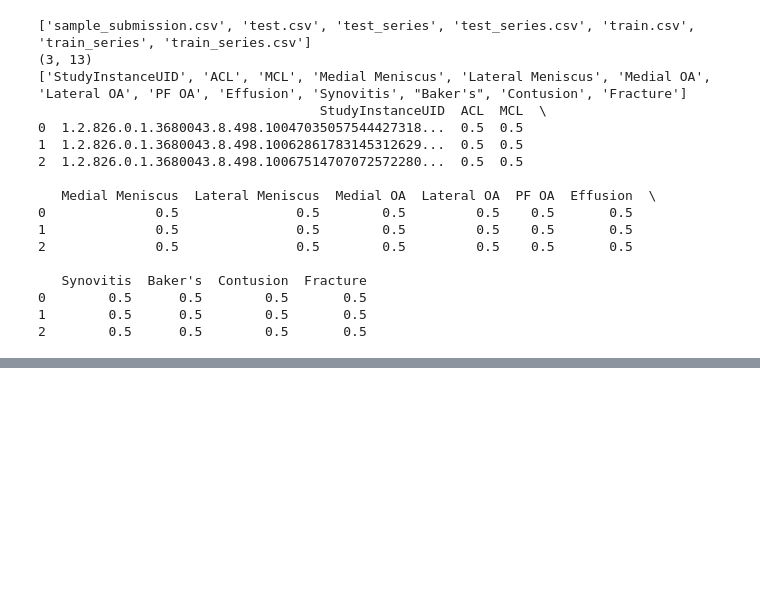
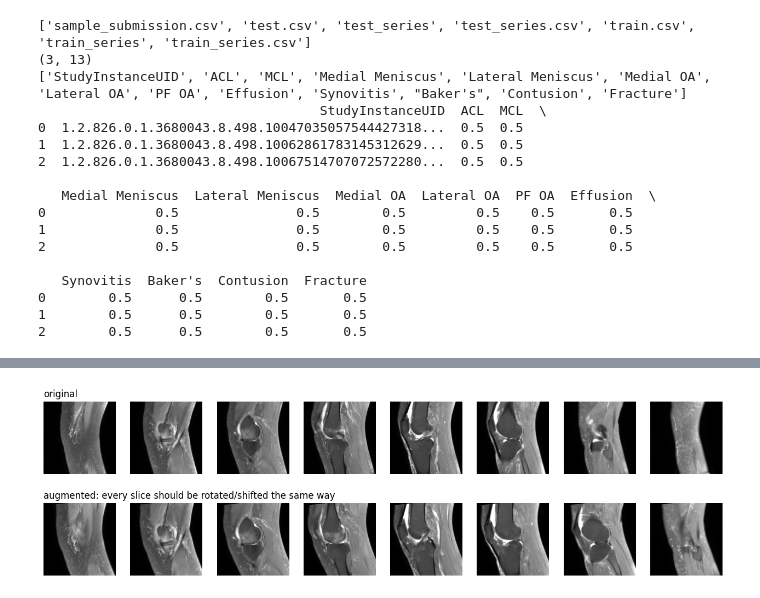
Before and after one commit to rmurudkar/rsna-knee-abnormality, a Jupyter notebook: rishi-rsna-knee-abnormalities-initial-analysis.ipynb, the cells around one changed output, grey strips where cells are left out. Drawn from its saved outputs; the diff is of its cells as text; code cells hidden in the pictures; blank space fills up the shorter version.

```diff
--- a/rishi-rsna-knee-abnormalities-initial-analysis.ipynb
+++ b/rishi-rsna-knee-abnormalities-initial-analysis.ipynb
@@ -5025,0 +5284,19 @@ print(sub.head())
+# %%
+# ---- Stage 2 · Step 1 · study -> its series, in Stage 1's order -----------------
+fi = pd.read_parquet(FEATURE_INDEX_PATH)
+fi["study_uid"] = fi["study_uid"].astype(str)
+
+series_info = (fi.groupby(["study_uid", "series_uid"], sort=False)
+                 .agg(plane=("plane", "first"), n=("row", "size"), start=("row", "min"))
+                 .reset_index()
+                 .sort_values("start"))                 # file order of features_train.npy
+
+by_study = {u: list(zip(g.series_uid, g.plane.map(PLANE_IDS), g.n))
+            for u, g in series_info.groupby("study_uid", sort=False)}
+STUDY_SERIES = [by_study[u] for u in np.asarray(table["study_uid"]).astype(str)]
+
+# ---- check: the series add up to exactly the slices Stage 1 trained on ---------
+n_from_series = np.array([sum(n for *_, n in s) for s in STUDY_SERIES])
+assert (n_from_series == table["count"]).all(), "series lists don't match Stage 1's slice counts"
+print(f"{len(STUDY_SERIES):,} studies, "
+      f"series per study: {pd.Series([len(s) for s in STUDY_SERIES]).value_counts().sort_index().to_dict()}")
@@ -5025,0 +5305,74 @@ print(sub.head())
+# %%
+# ---- Stage 2 · Step 2 · pixels for one study, and batches of studies ----------
+from collections import deque
+
+
+def load_study(i, train, rng, k=None):
+    """Study i -> (n_slices, 3, 224, 224) uint8 and a plane id per slice."""
+    k = S2_CFG.slices_per_series if k is None else k
+    stacks, planes = [], []
+    for uid, plane, _ in STUDY_SERIES[i]:
+        vol = np.load(f"{CACHE_DIR}/{uid}.npy")
+        idx = pick_slices(len(vol), k, rng, train=train)    # 8 spread-out slices, or all
+        s = build_stacks(vol, idx)                           # prev / cur / next
+        if train:
+            s = augment(s, rng)                              # one transform for the whole series
+        stacks.append(s)
+        planes.append(np.full(len(s), plane, np.int64))
+    return np.concatenate(stacks), np.concatenate(planes)
+
+
+def collate_images(items, device):
+    """Pad a list of studies to the longest one. valid marks real slices."""
+    lengths = [len(s) for s, _ in items]
+    B, S = len(items), max(lengths)
+    x = torch.zeros(B, S, 3, 224, 224, dtype=torch.uint8)
+    p = torch.zeros(B, S, dtype=torch.long)
+    v = torch.zeros(B, S, dtype=torch.bool)
+    for b, (s, pl) in enumerate(items):
+        n = len(s)
+        x[b, :n], p[b, :n], v[b, :n] = torch.from_numpy(s), torch.from_numpy(pl), True
+    return x.to(device, non_blocking=True), p.to(device), v.to(device)
+
+
+def batches(idx, batch, train, seed, pool, prefetch=4):
+    """Yield (study indices, loaded studies), loading a few batches ahead on threads.
+    Only `prefetch` batches are ever held: each one is dropped once it has been yielded."""
+    rng = np.random.default_rng(seed)
+    order = rng.permutation(idx) if train else np.asarray(idx)
+    study_seeds = rng.integers(0, 2**31 - 1, size=len(order))   # one rng per study: threads never share one
+    chunks = [(order[i:i + batch], study_seeds[i:i + batch]) for i in range(0, len(order), batch)]
+
+    def make(chunk):
+        studies, seeds = chunk
+        return studies, [load_study(i, train, np.random.default_rng(s)) for i, s in zip(studies, seeds)]
+
+    queue = deque(pool.submit(make, c) for c in chunks[:prefetch])
+    next_chunk = prefetch
+    while queue:
+        fut = queue.popleft()                       # removed from the queue: nothing else holds it
+        if next_chunk < len(chunks):
+            queue.append(pool.submit(make, chunks[next_chunk]))
+            next_chunk += 1
+        yield fut.result()
+
+
+# ---- check 2: shapes, and one transform per series --------------------------
+s_tr, pl_tr = load_study(0, train=True, rng=np.random.default_rng(0))
+s_all, pl_all = load_study(0, train=False, rng=np.random.default_rng(0))
+print(f"train  {s_tr.shape} {s_tr.dtype}   slices per plane {np.bincount(pl_tr, minlength=3)}")
+print(f"val    {s_all.shape}   Stage 1 count {table['count'][0]}   (want equal)")
+assert len(s_all) == table["count"][0]
+
+first = STUDY_SERIES[0][0][2]                     # slices in the first series
+show = min(8, first)
+fig, ax = plt.subplots(2, show, figsize=(2 * show, 4.4))
+for j in range(show):
+    ax[0, j].imshow(s_all[np.linspace(0, first - 1, show).round().astype(int)[j], 1], cmap="gray")
+    ax[1, j].imshow(s_tr[j, 1], cmap="gray")
+for a in ax.flat:
+    a.axis("off")
+ax[0, 0].set_title("original", loc="left")
+ax[1, 0].set_title("augmented: every slice should be rotated/shifted the same way", loc="left")
+plt.show()
+# %% [output]
@@ -5025,0 +5381 @@ print(sub.head())
+[figure, added]
```
Also changed, not shown: parts of 29 cells of this notebook.
